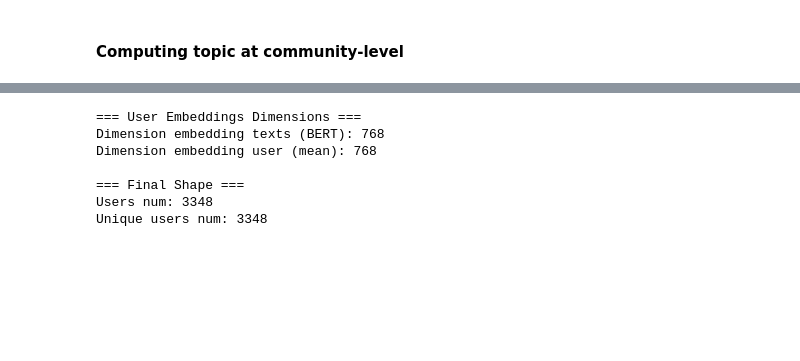
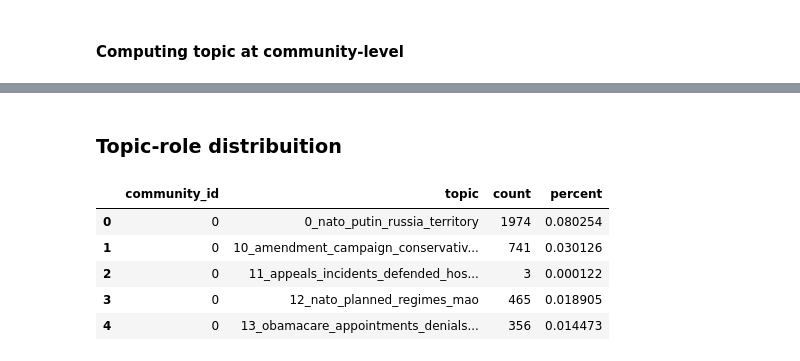
Before and after one commit to alfoCaiazza/Analysa, a Jupyter notebook: src/nlp/topic_modeling/global_community_topic.ipynb, the cells around one changed output, grey strips where cells are left out. Saved outputs shown, nothing was run; the diff lists cells and outputs as text; code cells hidden in the pictures; blank space fills up the shorter version.

```diff
--- a/src/nlp/topic_modeling/global_community_topic.ipynb
+++ b/src/nlp/topic_modeling/global_community_topic.ipynb
@@ -195,16 +131,21 @@ user_embeddings
-# %%
-print("=== User Embeddings Dimensions ===")
-print("Dimension embedding texts (BERT):", len(merged_df['embedding'].iloc[0]))
-print("Dimension embedding user (mean):", len(user_embeddings['mean_user_embedding'].iloc[0]))
-
-print("\n=== Final Shape ===")
-print("Users num:", len(user_embeddings))
-print("Unique users num:", merged_df['author'].nunique())
-# %% [output]
-=== User Embeddings Dimensions ===
-Dimension embedding texts (BERT): 768
-Dimension embedding user (mean): 768
-
-=== Final Shape ===
-Users num: 3348
-Unique users num: 3348
+# %% [markdown]
+### Topic-role distribuition
+# %%
+# Hubs
+hubs = merged_df.loc[merged_df['is_hub']]
+hub_topic_counts = hubs.groupby(['community_id', 'topic']).size().reset_index(name='count')
+hub_topic_counts['percent'] = hub_topic_counts.groupby(['community_id'])['count'].transform(lambda x: x/x.sum())
+
+# Bridges
+bridges = merged_df.loc[merged_df['is_bridge']]
+bridge_topic_counts = bridges.groupby(['community_id', 'topic']).size().reset_index(name='count')
+bridge_topic_counts['percent'] = bridge_topic_counts.groupby(['community_id'])['count'].transform(lambda x: x/x.sum())
+# %%
+hub_topic_counts.head()
+# %% [output]
+|  | community_id | topic | count | percent |
+| 0 | 0 | 0_nato_putin_russia_territory | 1974 | 0.080254 |
+| 1 | 0 | 10_amendment_campaign_conservativ... | 741 | 0.030126 |
+| 2 | 0 | 11_appeals_incidents_defended_hos... | 3 | 0.000122 |
+| 3 | 0 | 12_nato_planned_regimes_mao | 465 | 0.018905 |
+| 4 | 0 | 13_obamacare_appointments_denials... | 356 | 0.014473 |
```
Also changed, not shown: parts of 17 cells of this notebook, 10 other files.
